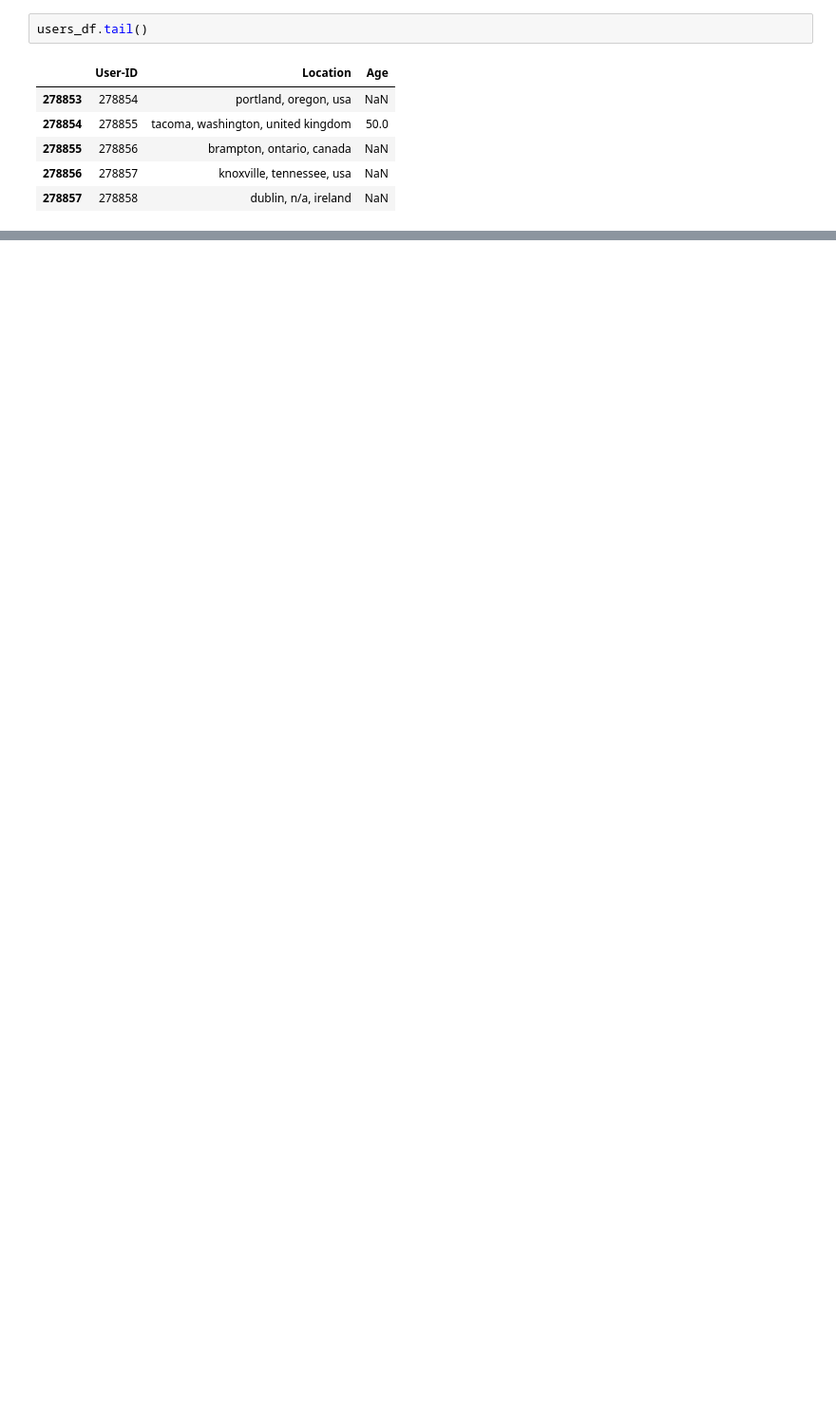
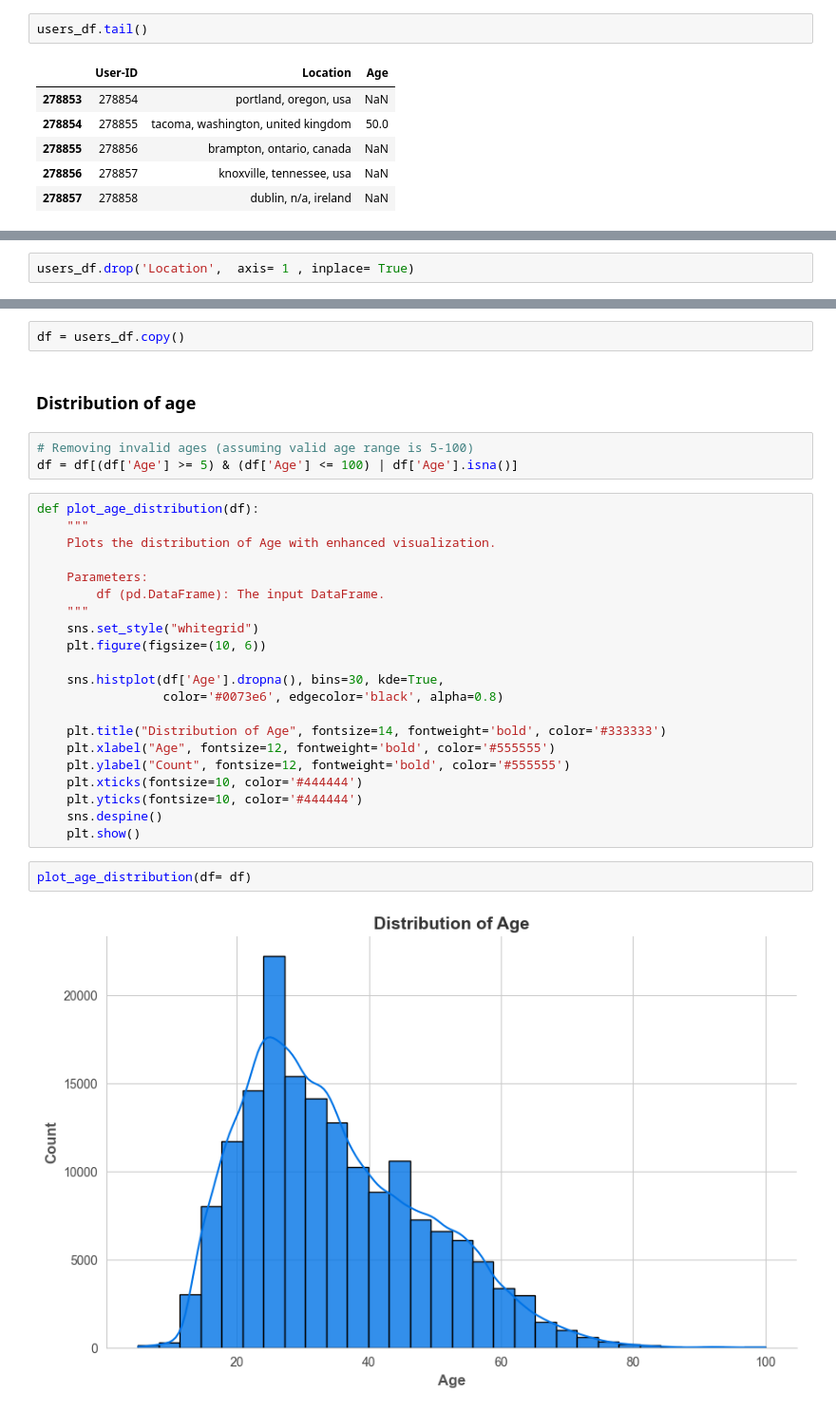
Before and after one commit to Ayush-dhabale/Books-Recommendation-System-, a Jupyter notebook: notebooks/datacleaning.ipynb, the cells around one changed output, grey strips where cells are left out. Shown at 95% size. Drawn from its saved outputs; the diff is of its cells as text; blank space fills up the shorter version.

```diff
--- a/notebooks/datacleaning.ipynb
+++ b/notebooks/datacleaning.ipynb
@@ -194,0 +226,2 @@ print((count,count1))
+# %%
+users_df.drop('Location',  axis= 1 , inplace= True)
@@ -194,0 +241,32 @@ print((count,count1))
+# %%
+df = users_df.copy()
+# %% [markdown]
+### **Distribution of age**
+# %%
+# Removing invalid ages (assuming valid age range is 5-100)
+df = df[(df['Age'] >= 5) & (df['Age'] <= 100) | df['Age'].isna()]
+# %%
+def plot_age_distribution(df):
+    """
+    Plots the distribution of Age with enhanced visualization.
+
+    Parameters:
+        df (pd.DataFrame): The input DataFrame.
+    """
+    sns.set_style("whitegrid")
+    plt.figure(figsize=(10, 6))
+
+    sns.histplot(df['Age'].dropna(), bins=30, kde=True,
+                 color='#0073e6', edgecolor='black', alpha=0.8)
+
+    plt.title("Distribution of Age", fontsize=14, fontweight='bold', color='#333333')
+    plt.xlabel("Age", fontsize=12, fontweight='bold', color='#555555')
+    plt.ylabel("Count", fontsize=12, fontweight='bold', color='#555555')
+    plt.xticks(fontsize=10, color='#444444')
+    plt.yticks(fontsize=10, color='#444444')
+    sns.despine()
+    plt.show()
+# %%
+plot_age_distribution(df= df)
+# %% [output]
+[figure, added]
```
Also changed, not shown: parts of 32 cells of this notebook.
